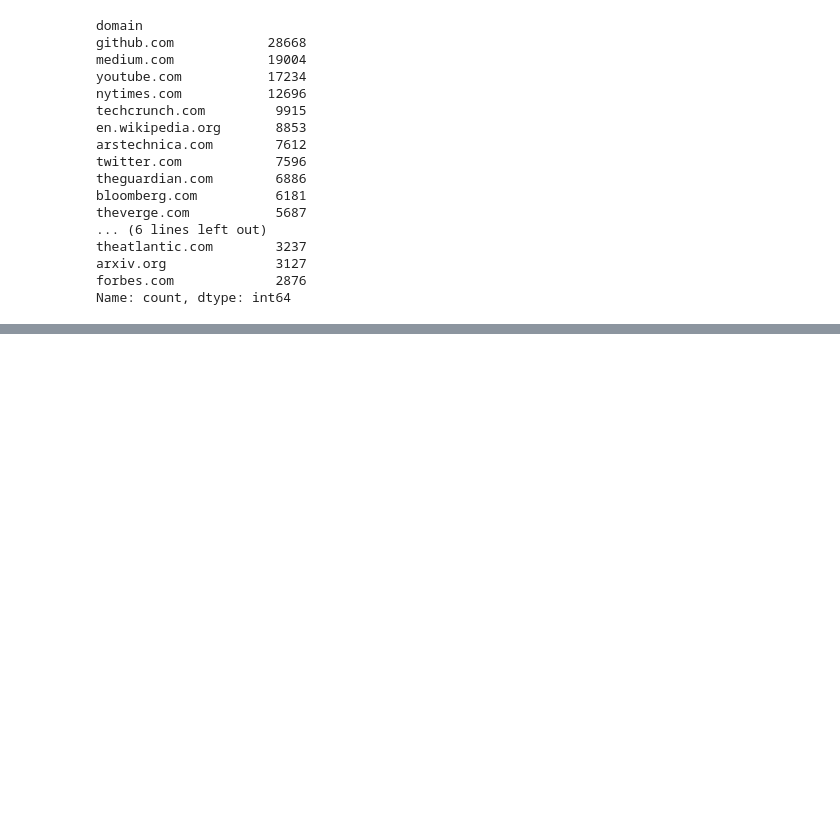
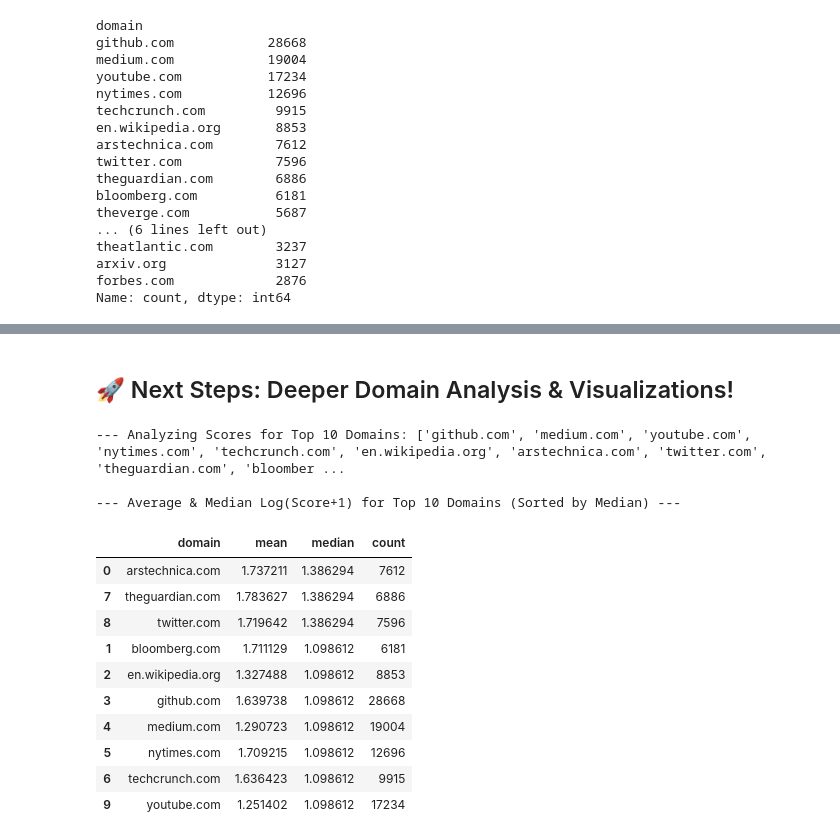
Before and after one commit to ocmoney/Dropout_Disco, a Jupyter notebook: notebooks/eda.ipynb, the cells around one changed output, grey strips where cells are left out. Saved outputs shown, nothing was run; the diff lists cells and outputs as text; code cells hidden in the pictures; blank space fills up the shorter version.

```diff
--- a/notebooks/eda.ipynb
+++ b/notebooks/eda.ipynb
@@ -1662,0 +1702,54 @@ Name: count, dtype: int64
+# %% [markdown]
+## 🚀 Next Steps: Deeper Domain Analysis & Visualizations!
+# %%
+import pandas as pd
+from IPython.display import display
+
+# Ensure necessary variables (df_stories_cleaned, domain_counts) exist
+if 'df_stories_cleaned' in locals() and not df_stories_cleaned.empty \
+    and 'domain_counts' in locals() and not domain_counts.empty \
+    and 'score_log1p' in df_stories_cleaned.columns:
+
+    N_TOP_DOMAINS = 10 # You can change this number if you want to see more/fewer domains
+    if len(domain_counts) >= N_TOP_DOMAINS:
+        top_domains = domain_counts.head(N_TOP_DOMAINS).index.tolist()
+        print(f"\n--- Analyzing Scores for Top {N_TOP_DOMAINS} Domains: {top_domains} ---")
+
+        # Filter for top domains
+        # Make sure to use .copy() if you plan to modify df_top_domains later,
+        # although it's not strictly necessary for this specific calculation.
+        df_top_domains = df_stories_cleaned[df_stories_cleaned['domain'].isin(top_domains)]
+
+        # Calculate stats
+        domain_score_stats = df_top_domains.groupby('domain')['score_log1p'].agg(['mean', 'median', 'count']).reset_index()
+
+        # Sort by median score for clearer comparison
+        domain_score_stats = domain_score_stats.sort_values(by='median', ascending=False)
+
+        print(f"\n--- Average & Median Log(Score+1) for Top {N_TOP_DOMAINS} Domains (Sorted by Median) ---")
+        display(domain_score_stats) # Display the statistics table
+    else:
+        print(f"Fewer than {N_TOP_DOMAINS} domains found ({len(domain_counts)} found). Cannot perform top N analysis.")
+        # Ensure variables exist even if fewer domains are found
+        top_domains = domain_counts.index.tolist() # Use all found domains
+        domain_score_stats = pd.DataFrame() # Initialize empty if no domains or error
+else:
+    print("Error: Prerequisite data/variables not available (df_stories_cleaned, domain_counts, score_log1p). Cannot analyze score by top domains.")
+    # Ensure variables exist but are empty to prevent errors in the next cell
+    top_domains = []
+    domain_score_stats = pd.DataFrame()
+# %% [output]
+--- Analyzing Scores for Top 10 Domains: ['github.com', 'medium.com', 'youtube.com', 'nytimes.com', 'techcrunch.com', 'en.wikipedia.org', 'arstechnica.com', 'twitter.com', 'theguardian.com', 'bloomber ...
+
+--- Average & Median Log(Score+1) for Top 10 Domains (Sorted by Median) ---
+|  | domain | mean | median | count |
+| 0 | arstechnica.com | 1.737211 | 1.386294 | 7612 |
+| 7 | theguardian.com | 1.783627 | 1.386294 | 6886 |
+| 8 | twitter.com | 1.719642 | 1.386294 | 7596 |
+| 1 | bloomberg.com | 1.711129 | 1.098612 | 6181 |
+| 2 | en.wikipedia.org | 1.327488 | 1.098612 | 8853 |
+| 3 | github.com | 1.639738 | 1.098612 | 28668 |
+| 4 | medium.com | 1.290723 | 1.098612 | 19004 |
+| 5 | nytimes.com | 1.709215 | 1.098612 | 12696 |
+| 6 | techcrunch.com | 1.636423 | 1.098612 | 9915 |
+| 9 | youtube.com | 1.251402 | 1.098612 | 17234 |
```
Also changed, not shown: parts of 16 cells of this notebook.
